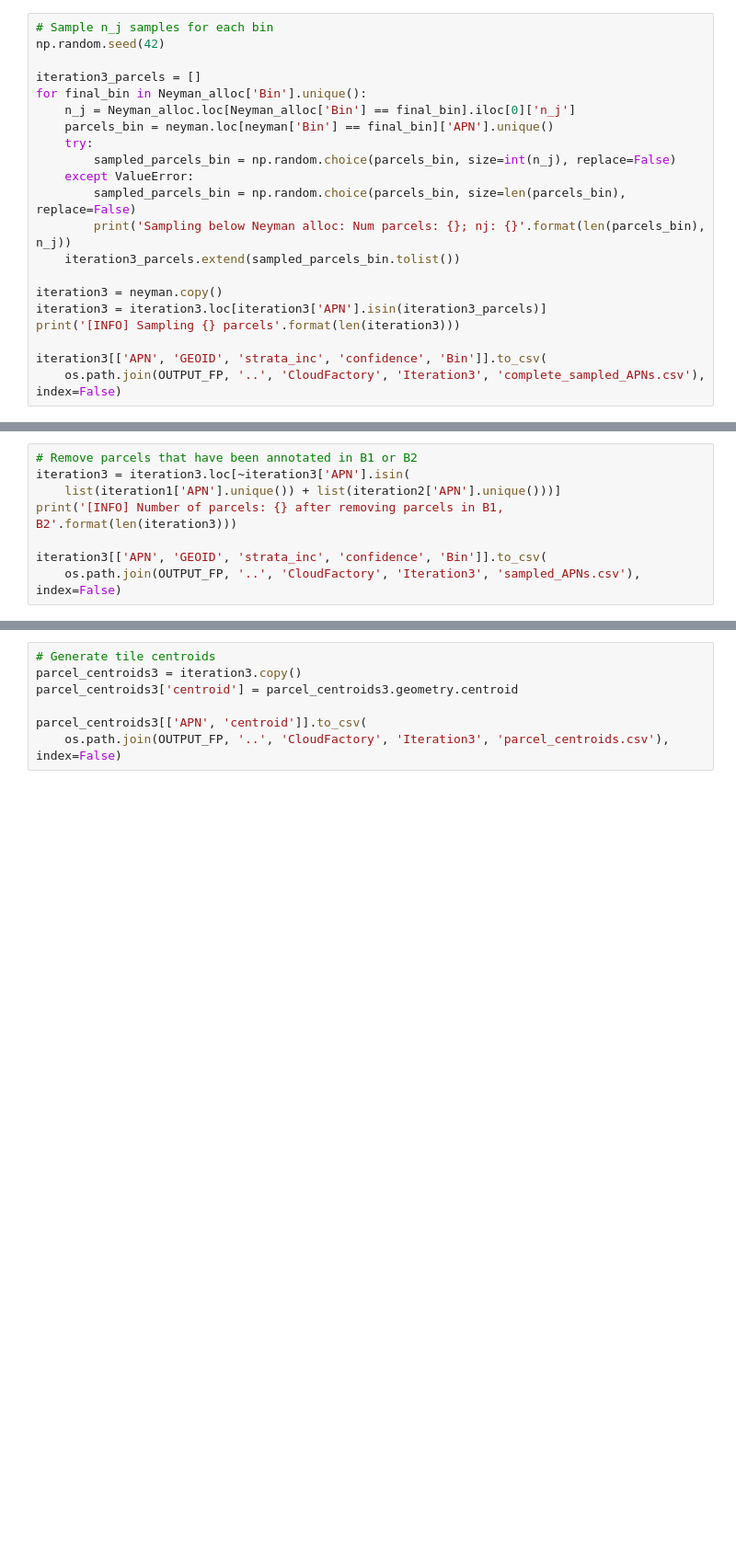
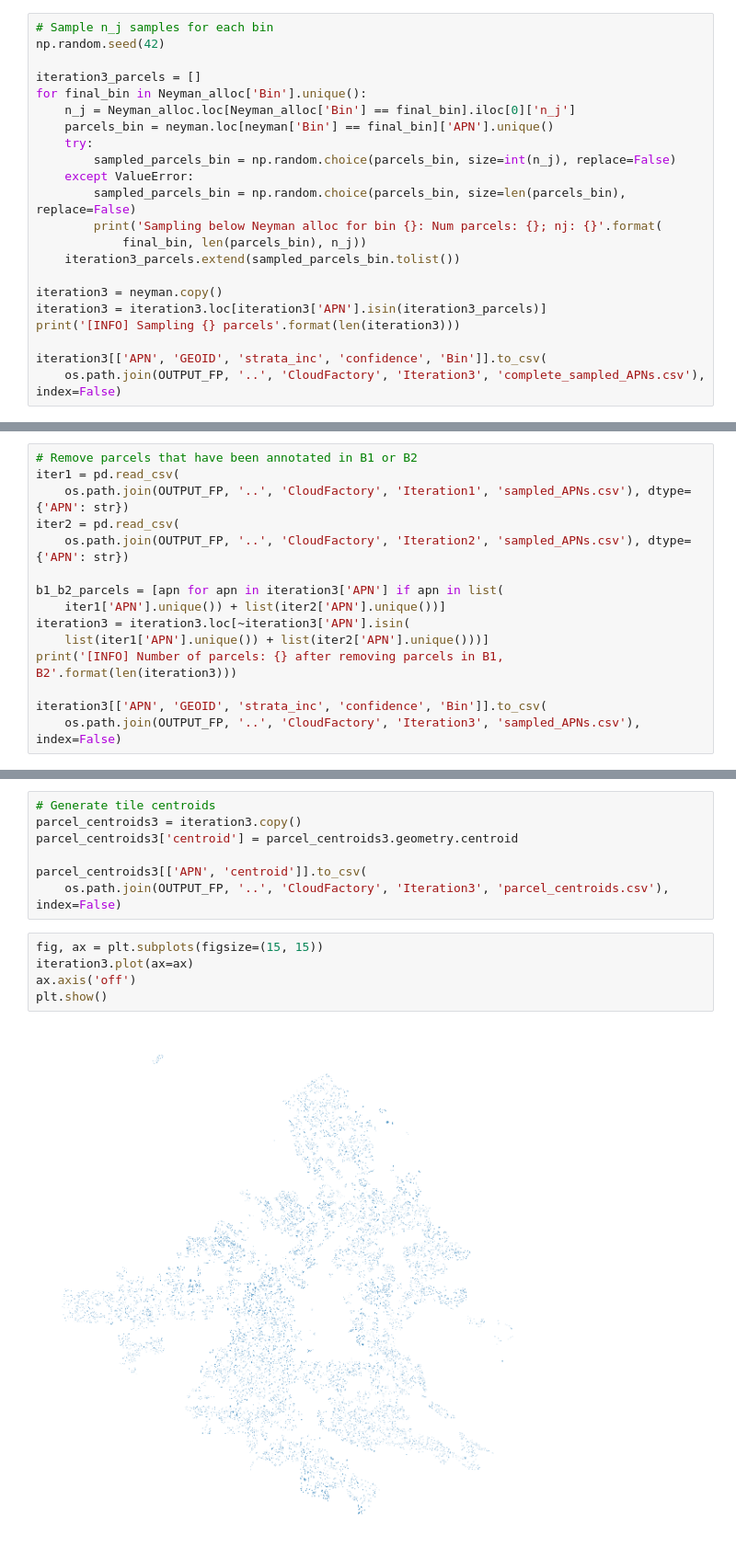
Before and after one commit to reglab/rgb-footprint-extract, a Jupyter notebook: naip_process/Pop-Estimates-Sampling.ipynb, the cells around one changed output, grey strips where cells are left out. Shown: that part at 92% size. Drawn from its saved outputs; the diff is of its cells as text; blank space fills up the shorter version.

```diff
--- a/naip_process/Pop-Estimates-Sampling.ipynb
+++ b/naip_process/Pop-Estimates-Sampling.ipynb
@@ -246,7 +317,8 @@ for final_bin in Neyman_alloc['Bin'].unique():
         sampled_parcels_bin = np.random.choice(parcels_bin, size=int(n_j), replace=False)
     except ValueError:
         sampled_parcels_bin = np.random.choice(parcels_bin, size=len(parcels_bin), replace=False)
-        print('Sampling below Neyman alloc: Num parcels: {}; nj: {}'.format(len(parcels_bin), n_j))
+        print('Sampling below Neyman alloc for bin {}: Num parcels: {}; nj: {}'.format(
+            final_bin, len(parcels_bin), n_j))
     iteration3_parcels.extend(sampled_parcels_bin.tolist())
 
 iteration3 = neyman.copy()
@@ -261,7 +332,14 @@ Sampling below Neyman alloc: Num parcels: 453; nj: 455.0
 # %%
 # Remove parcels that have been annotated in B1 or B2
+iter1 = pd.read_csv(
+    os.path.join(OUTPUT_FP, '..', 'CloudFactory', 'Iteration1', 'sampled_APNs.csv'), dtype={'APN': str})
+iter2 = pd.read_csv(
+    os.path.join(OUTPUT_FP, '..', 'CloudFactory', 'Iteration2', 'sampled_APNs.csv'), dtype={'APN': str})
+
+b1_b2_parcels = [apn for apn in iteration3['APN'] if apn in list(
+    iter1['APN'].unique()) + list(iter2['APN'].unique())]
 iteration3 = iteration3.loc[~iteration3['APN'].isin(
-    list(iteration1['APN'].unique()) + list(iteration2['APN'].unique()))]
+    list(iter1['APN'].unique()) + list(iter2['APN'].unique()))]
 print('[INFO] Number of parcels: {} after removing parcels in B1, B2'.format(len(iteration3)))
 
 iteration3[['APN', 'GEOID', 'strata_inc', 'confidence', 'Bin']].to_csv(
@@ -275,3 +353,10 @@ parcel_centroids3['centroid'] = parcel_centroids3.geometry.centroid
 
 parcel_centroids3[['APN', 'centroid']].to_csv(
     os.path.join(OUTPUT_FP, '..', 'CloudFactory', 'Iteration3', 'parcel_centroids.csv'), index=False)
+# %%
+fig, ax = plt.subplots(figsize=(15, 15))
+iteration3.plot(ax=ax)
+ax.axis('off')
+plt.show()
+# %% [output]
+[figure, added]
```
Also changed, not shown: parts of 18 cells of this notebook, 5 other files.
